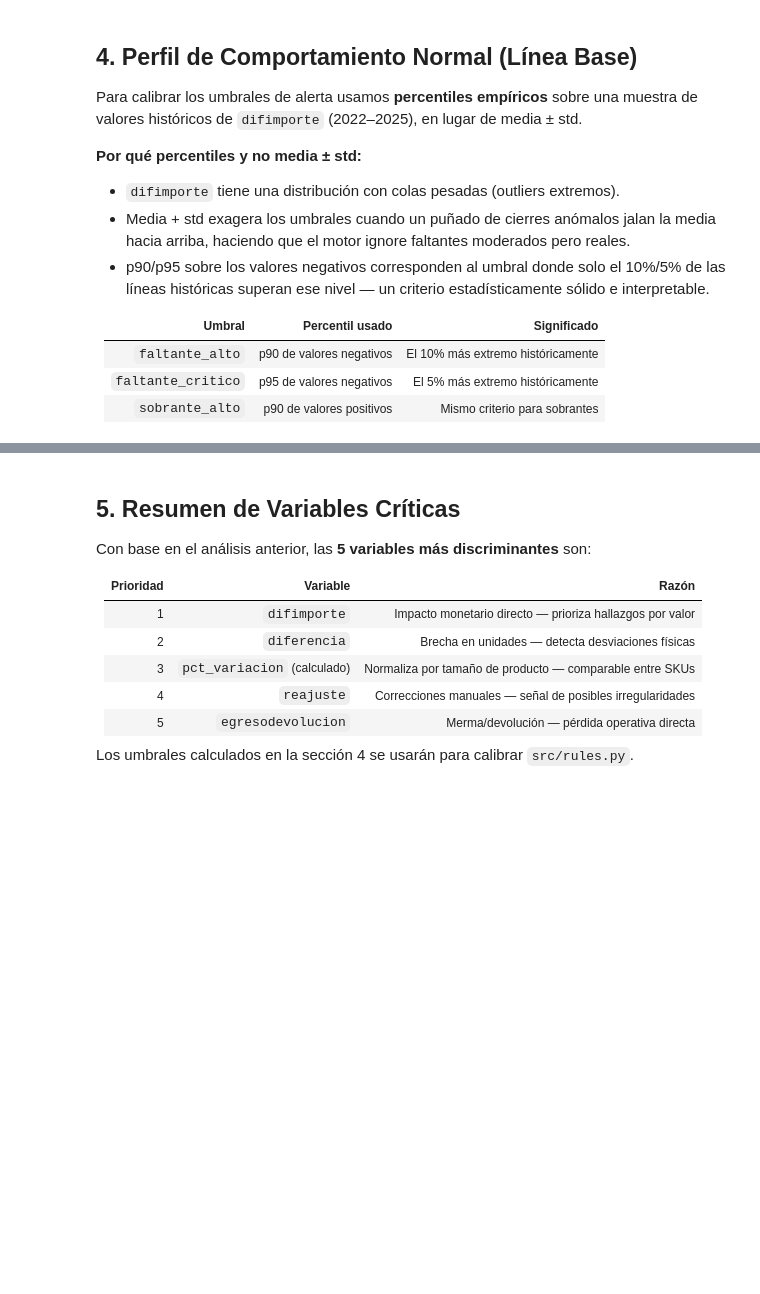
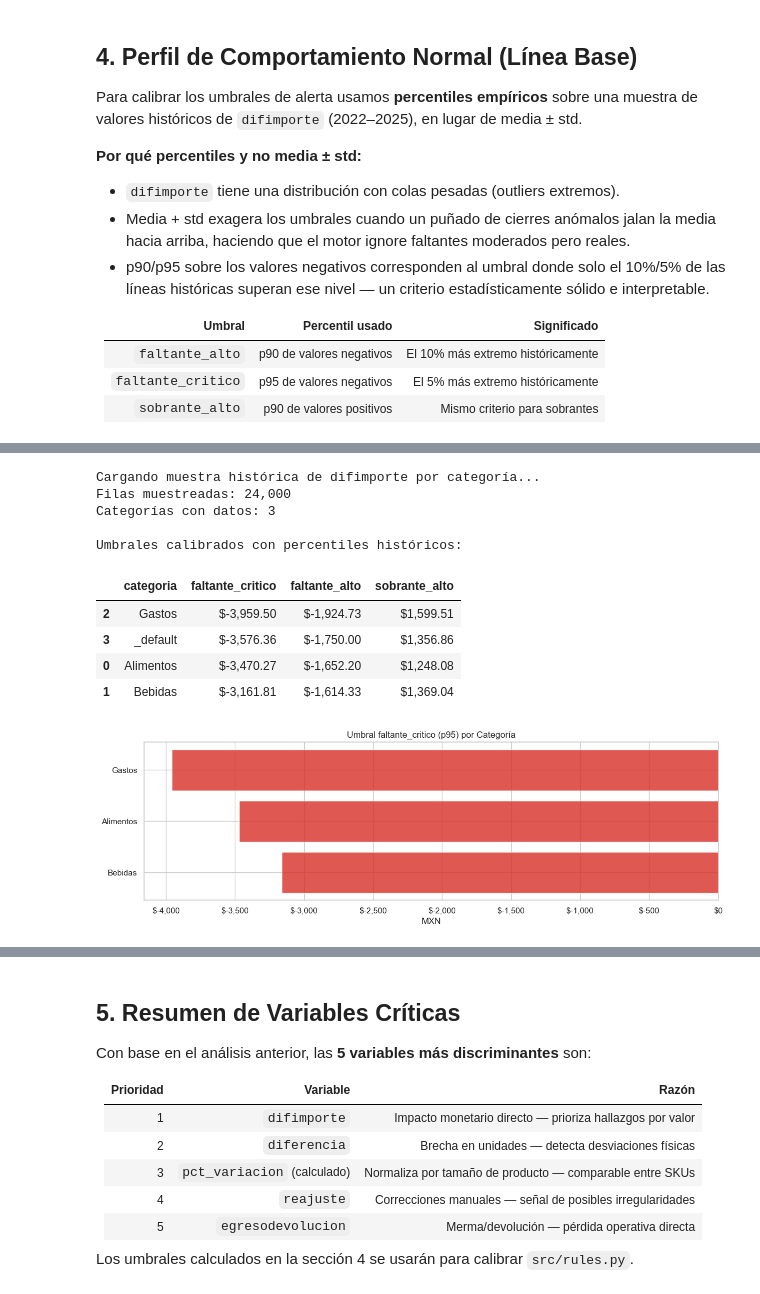
Before and after one commit to CristobalMe/reto-final, a Jupyter notebook: notebooks/2_cierre_semana_logic.ipynb, the cells around one changed output, grey strips where cells are left out. Drawn from its saved outputs; the diff is of its cells as text; code cells hidden in the pictures; blank space fills up the shorter version.

```diff
--- a/notebooks/2_cierre_semana_logic.ipynb
+++ b/notebooks/2_cierre_semana_logic.ipynb
@@ -247,42 +309,47 @@ print('Por eso usamos percentiles (siguiente celda) en lugar de media ± std.')
 # %%
 %%time
-# Muestrear ~8 000 valores de difimporte por categoría para calcular percentiles reales.
-# La consulta usa ROW_NUMBER() + RAND() para muestreo uniforme dentro de cada categoría.
 print('Cargando muestra histórica de difimporte por categoría...')
 df_sample = get_difimporte_sample_by_category(engine, year_from=2022, rows_per_category=8_000)
 
 print(f'Filas muestreadas: {len(df_sample):,}')
 print(f'Categorías con datos: {df_sample["categoria"].nunique()}')
 
-# Calcular umbrales por percentil
 THRESHOLDS = compute_percentile_thresholds(
     df_sample,
-    faltante_alto_q=0.90,      # p90 de valores negativos → umbral ALTA
-    faltante_critico_q=0.95,   # p95 de valores negativos → umbral CRÍTICA
+    faltante_alto_q=0.90,
+    faltante_critico_q=0.95,
 )
 
-# Mostrar tabla de umbrales calibrados
 rows = []
 for cat, vals in THRESHOLDS.items():
     rows.append({'categoria': cat, **vals})
 df_umbrales = pd.DataFrame(rows).sort_values('faltante_critico')
 
 print('\nUmbrales calibrados con percentiles históricos:')
 display(df_umbrales.style.format({
     'faltante_critico': '${:,.2f}',
     'faltante_alto':    '${:,.2f}',
     'sobrante_alto':    '${:,.2f}',
-}).applymap(
-    lambda v: 'color: #d73027' if isinstance(v, str) and '-' in v else '',
-))
+}).map(lambda v: 'color: #d73027' if isinstance(v, str) and '-' in v else ''))
 
-# Gráfica: comparar amplitud del umbral crítico por categoría (top 12)
 df_plot = df_umbrales[df_umbrales['categoria'] != '_default'].head(12)
 fig, ax = plt.subplots(figsize=(12, 4))
 ax.barh(df_plot['categoria'][::-1], df_plot['faltante_critico'][::-1], color='#d73027', alpha=0.8)
 ax.axvline(0, color='black', linewidth=0.8)
 ax.set_title('Umbral faltante_critico (p95) por Categoría')
 ax.set_xlabel('MXN')
 ax.xaxis.set_major_formatter(mticker.FuncFormatter(lambda v, _: f'${v:,.0f}'))
 plt.tight_layout()
 plt.show()
+# %% [output]
+Cargando muestra histórica de difimporte por categoría...
+Filas muestreadas: 24,000
+Categorías con datos: 3
+
+Umbrales calibrados con percentiles históricos:
+|  | categoria | faltante_critico | faltante_alto | sobrante_alto |
+| 2 | Gastos | $-3,959.50 | $-1,924.73 | $1,599.51 |
+| 3 | _default | $-3,576.36 | $-1,750.00 | $1,356.86 |
+| 0 | Alimentos | $-3,470.27 | $-1,652.20 | $1,248.08 |
+| 1 | Bebidas | $-3,161.81 | $-1,614.33 | $1,369.04 |
+[figure, added]
```
Also changed, not shown: parts of 11 cells of this notebook, 3 other files.
